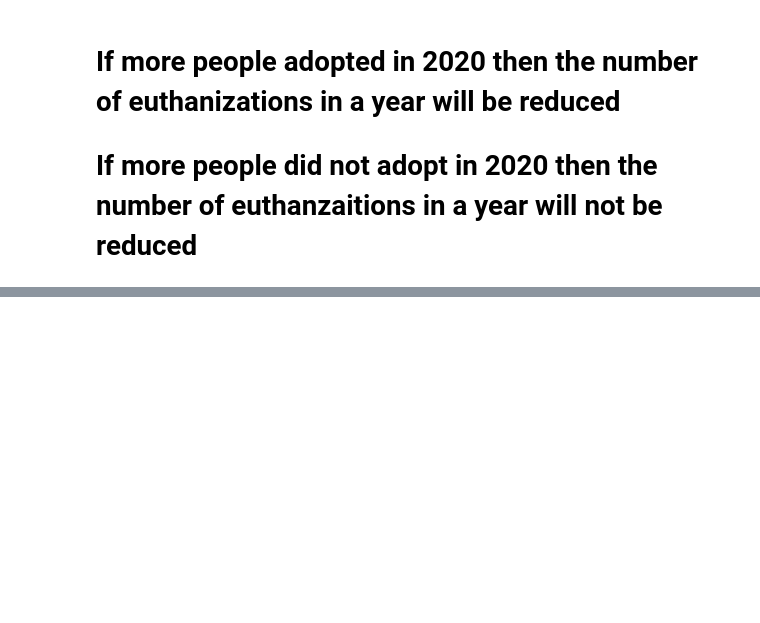
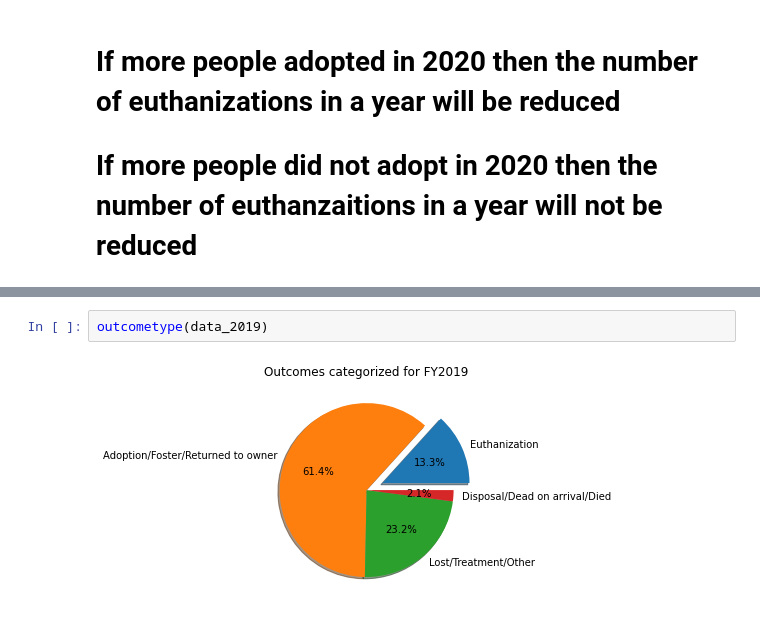
Before and after one commit to jconcha56429/Project1, a Jupyter notebook: Euthanization/Euthanization.ipynb, the cells around one changed output, grey strips where cells are left out. Cells and saved outputs as stored; diff of their text form; blank space fills up the shorter version.

```diff
--- a/Euthanization/Euthanization.ipynb
+++ b/Euthanization/Euthanization.ipynb
@@ -169,0 +165,4 @@ array(['EUTHANIZED', 'TRANSFER', 'LOST REPORT', 'RETURNED TO OWNER',
+# %%
+outcometype(data_2019)
+# %% [output]
+[figure, added]
```
Also changed, not shown: parts of 6 cells of this notebook.
